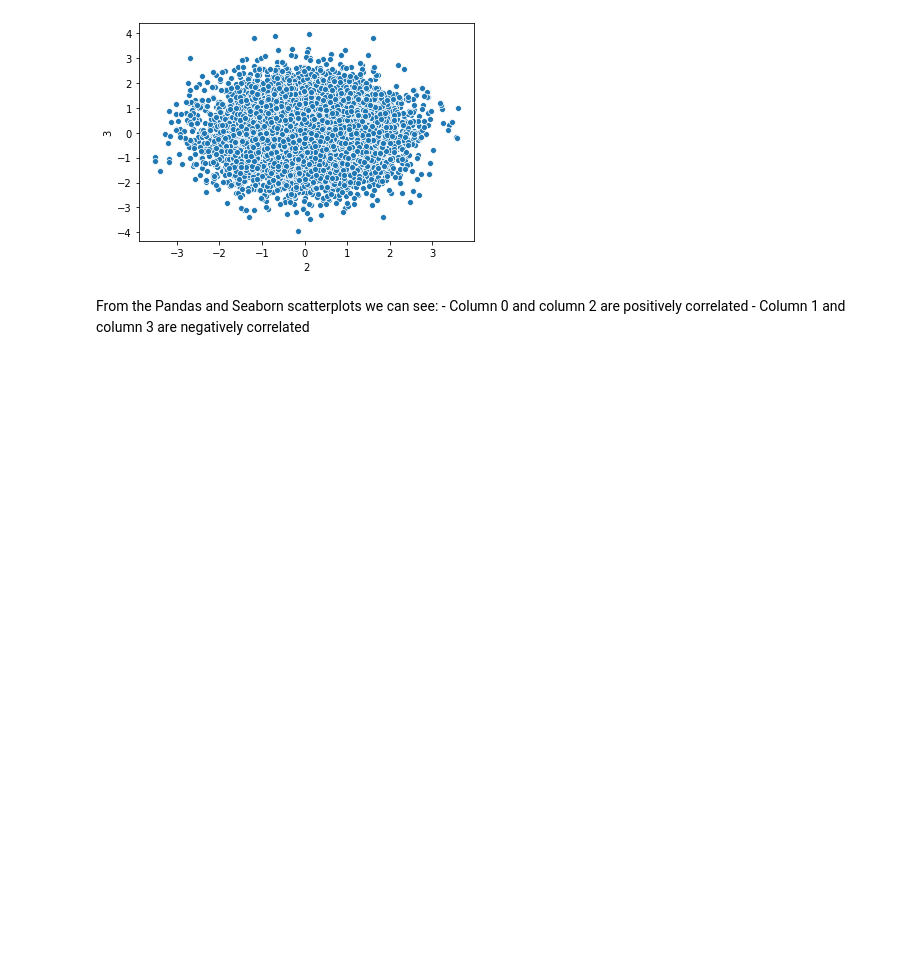
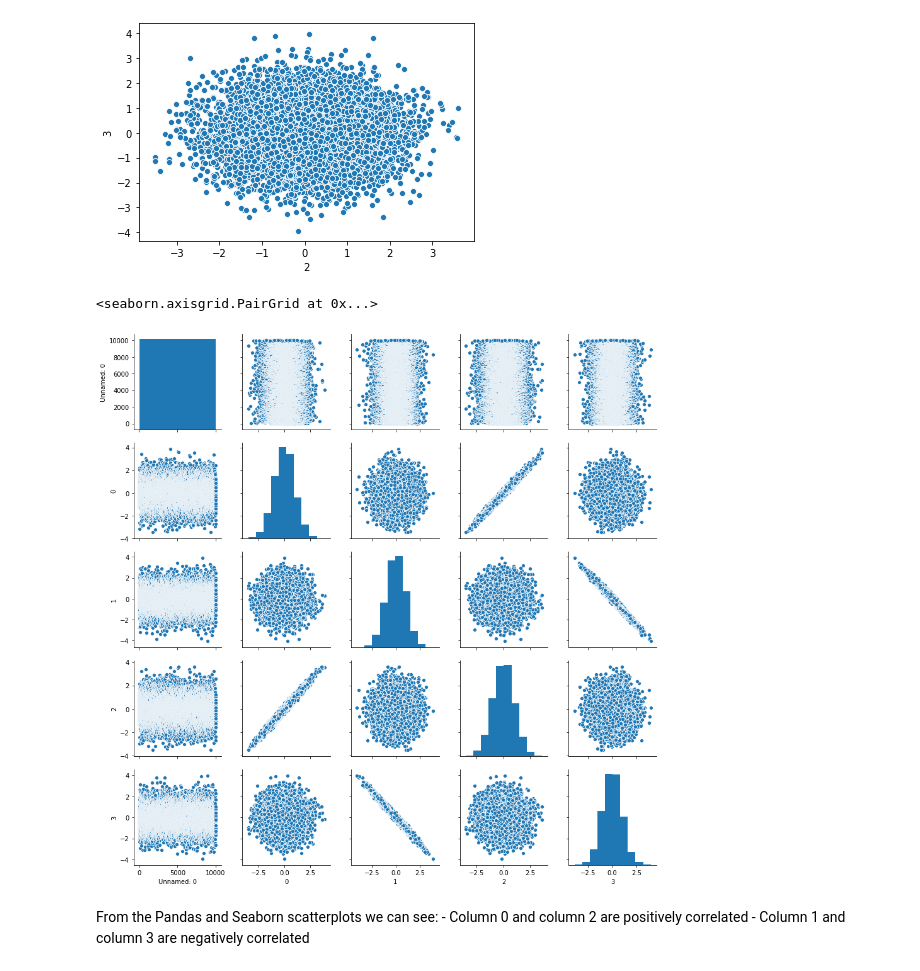
Before and after one commit to aannestrand/DSLabRats, a Jupyter notebook: Lab2/Problem1.ipynb, the cells around one changed output. Cells and saved outputs as stored; diff of their text form; code cells hidden in the pictures; blank space fills up the shorter version.

```diff
--- a/Lab2/Problem1.ipynb
+++ b/Lab2/Problem1.ipynb
@@ -91,6 +91,11 @@ sns.scatterplot(x="2", y="3", data=data)
 # %% [output]
 <matplotlib.axes._subplots.AxesSubplot at 0x...>
 [figure]
+# %%
+sns.pairplot(data)
+# %% [output]
+<seaborn.axisgrid.PairGrid at 0x...>
+[figure, added]
 # %% [markdown]
 From the Pandas and Seaborn scatterplots we can see:
     - Column 0 and column 2 are positively correlated
```
Also changed, not shown: parts of 3 cells of this notebook, 2 other files.
